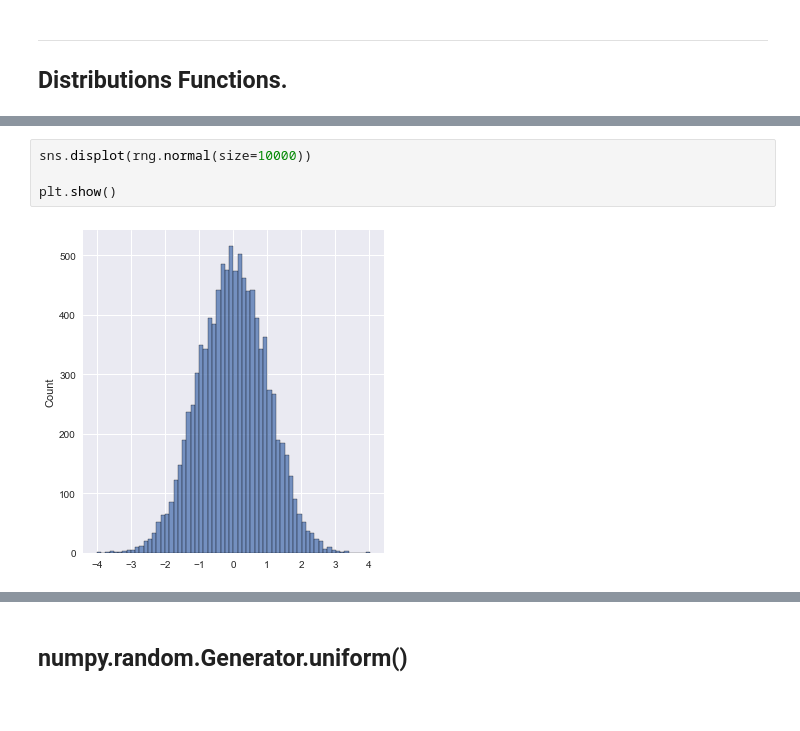
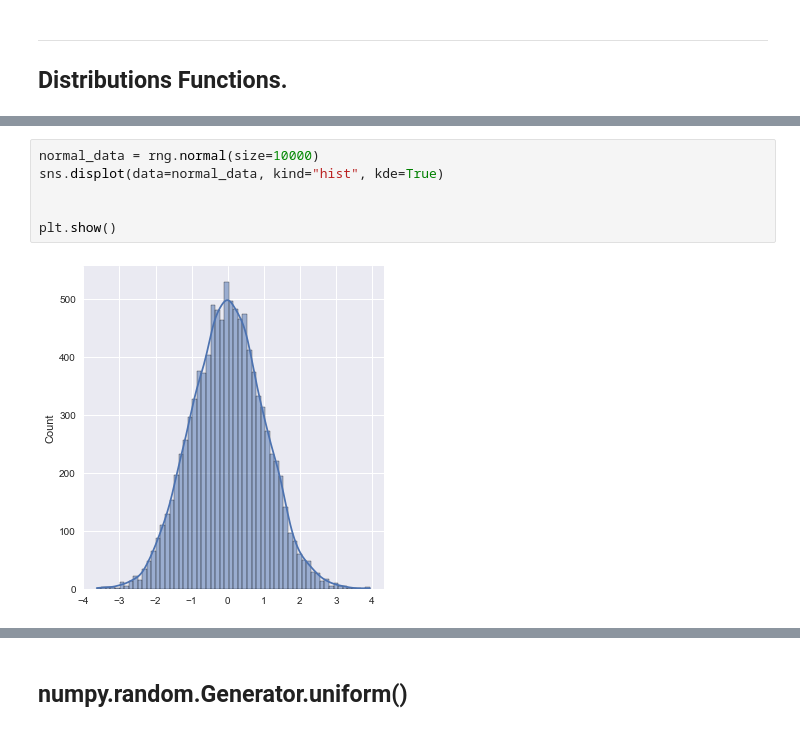
Before and after one commit to fionnmccarthy/ProgDA_Assignment, a Jupyter notebook: numpy-random.ipynb, the cells around one changed output, grey strips where cells are left out. Saved outputs shown, nothing was run; the diff lists cells and outputs as text.

Commit message:
adding PDF of normal distribution image, finishing off graphs on normal distribution

```diff
--- a/numpy-random.ipynb
+++ b/numpy-random.ipynb
@@ -476,7 +483,9 @@ The Normal Distribution is also referred to as the Gaussian Distribution, when g
 ![xplotoutput](normal_dist.jpg)
 # %%
-sns.displot(rng.normal(size=10000))
+normal_data = rng.normal(size=10000)
+sns.displot(data=normal_data, kind="hist", kde=True)
+
 
 plt.show()
 # %% [output]
-[figure, old version]
+[figure, new version]
```
Also changed, not shown: parts of 40 cells of this notebook, 1 other file.
